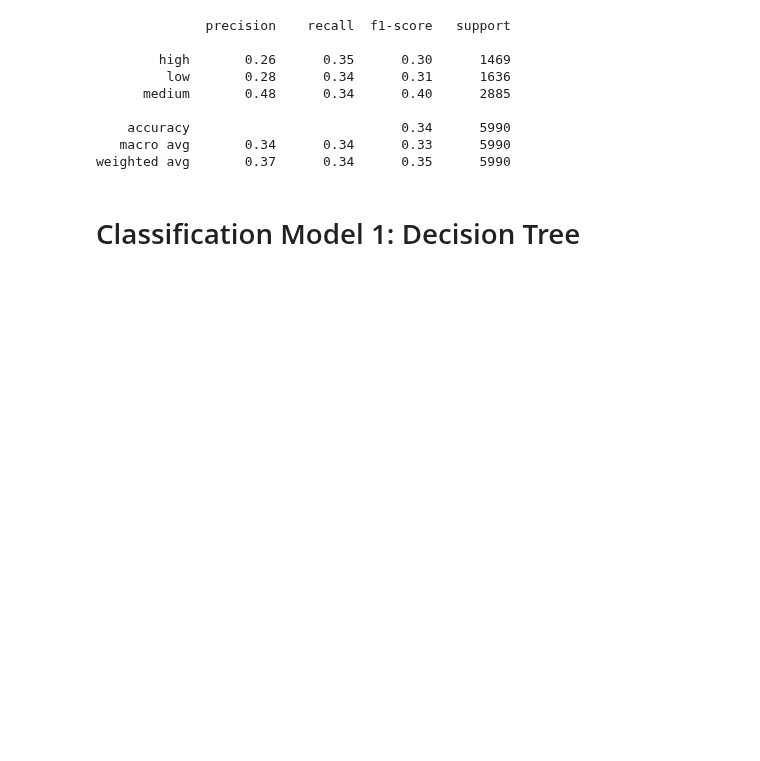
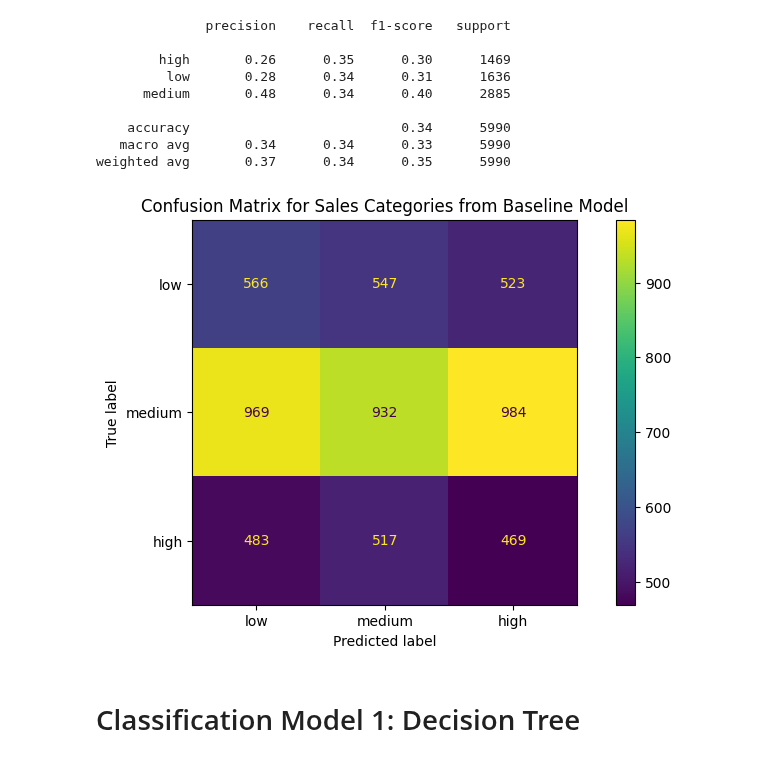
Before and after one commit to SangyunT/steam_game_sales, a Jupyter notebook: index.ipynb, the cells around one changed output. Saved outputs shown, nothing was run; the diff lists cells and outputs as text; code cells hidden in the pictures; blank space fills up the shorter version.

```diff
--- a/index.ipynb
+++ b/index.ipynb
@@ -401,6 +402,27 @@ print(report)
     accuracy                           0.34      5990
    macro avg       0.34      0.34      0.33      5990
 weighted avg       0.37      0.34      0.35      5990
+# %%
+def plot_confusion_matrix(estimator, est_name, test, labels):
+
+    from sklearn.metrics import ConfusionMatrixDisplay
+
+    y_pred = estimator.predict(X_test)
+
+    fig, ax = plt.subplots(figsize=(10,5))
+    ConfusionMatrixDisplay.from_predictions(test, y_pred, labels=labels, ax=ax)
+    ax.xaxis.set_ticklabels(labels)
+    ax.yaxis.set_ticklabels(labels)
+    ax.set_title(f"Confusion Matrix for Sales Categories from {est_name}")
+# %%
+cm_labels = ['low', 'medium', 'high']
+
+plot_confusion_matrix(estimator=dummy_clf,
+                        est_name = 'Baseline Model',
+                        test=y_test,
+                        labels=cm_labels)
+# %% [output]
+[figure, added]
 # %% [markdown]
 # Classification Model 1: Decision Tree
 # %%
```
Also changed, not shown: parts of 18 cells of this notebook.
